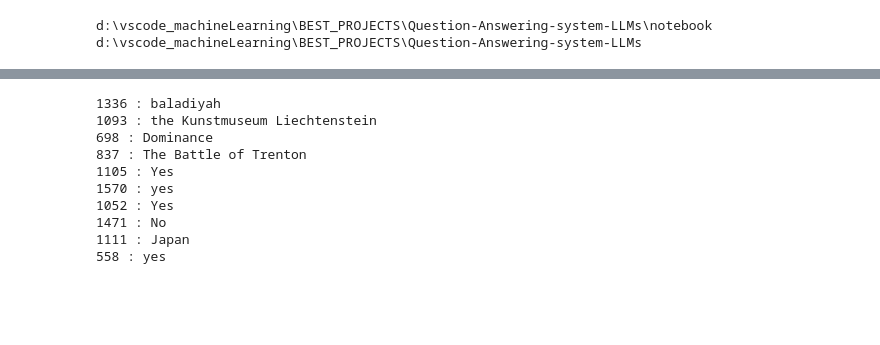
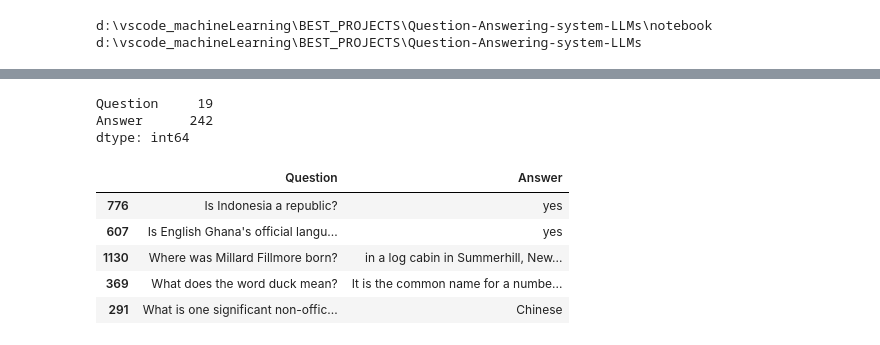
Before and after one commit to GyanPrakashkushwaha/Question-Answering-system, a Jupyter notebook: notebook/data_sense.ipynb, the cells around one changed output, grey strips where cells are left out. Saved outputs shown, nothing was run; the diff lists cells and outputs as text; code cells hidden in the pictures; blank space fills up the shorter version.

```diff
--- a/notebook/data_sense.ipynb
+++ b/notebook/data_sense.ipynb
@@ -3,6 +3,8 @@ import json
 import os
 from ensure import ensure_annotations
 import numpy as np
+import pandas as pd
+pd.set_option('display.max_colwidth',None)
 # %%
 print((os.getcwd()))
 os.chdir('d:\\vscode_machineLearning\\BEST_PROJECTS\\Question-Answering-system-LLMs')
@@ -50,13 +27,21 @@ train
-# %%
-random_values_df(col_name='Answer',df=df,total=10)
-# %% [output]
-1336 : baladiyah
-1093 : the Kunstmuseum Liechtenstein
-698 : Dominance
-837 : The Battle of Trenton
-1105 : Yes
-1570 : yes
-1052 : Yes
-1471 : No
-1111 : Japan
-558 : yes
+# %%
+df = pd.read_csv(filepath_or_buffer=r'data/S08_question_answer_pairs.txt',sep='\t')
+# %%
+df = df[['Question','Answer']]
+# %%
+df.isnull().sum()
+# %% [output]
+Question     19
+Answer      242
+dtype: int64
+# %%
+df.dropna(inplace=True)
+# %%
+df.sample(5)
+# %% [output]
+|  | Question | Answer |
+| 776 | Is Indonesia a republic? | yes |
+| 607 | Is English Ghana's official langu... | yes |
+| 1130 | Where was Millard Fillmore born? | in a log cabin in Summerhill, New... |
+| 369 | What does the word duck mean? | It is the common name for a numbe... |
+| 291 | What is one significant non-offic... | Chinese |
```
Also changed, not shown: parts of 20 cells of this notebook, 2 other files.
